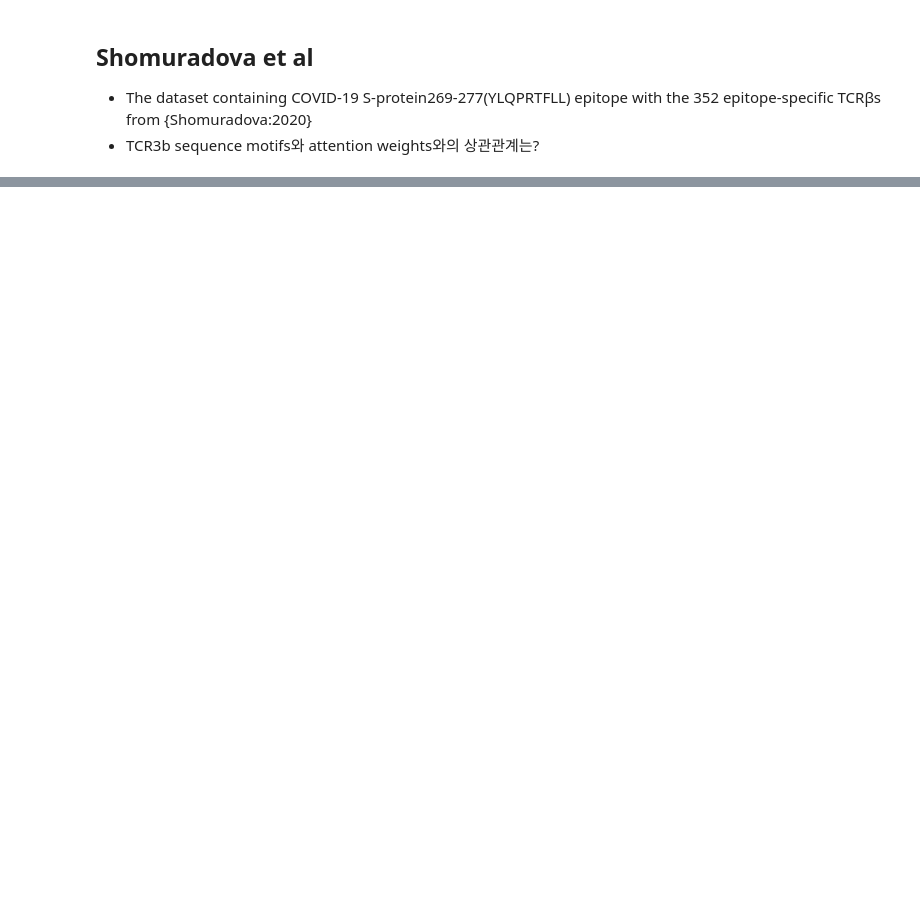
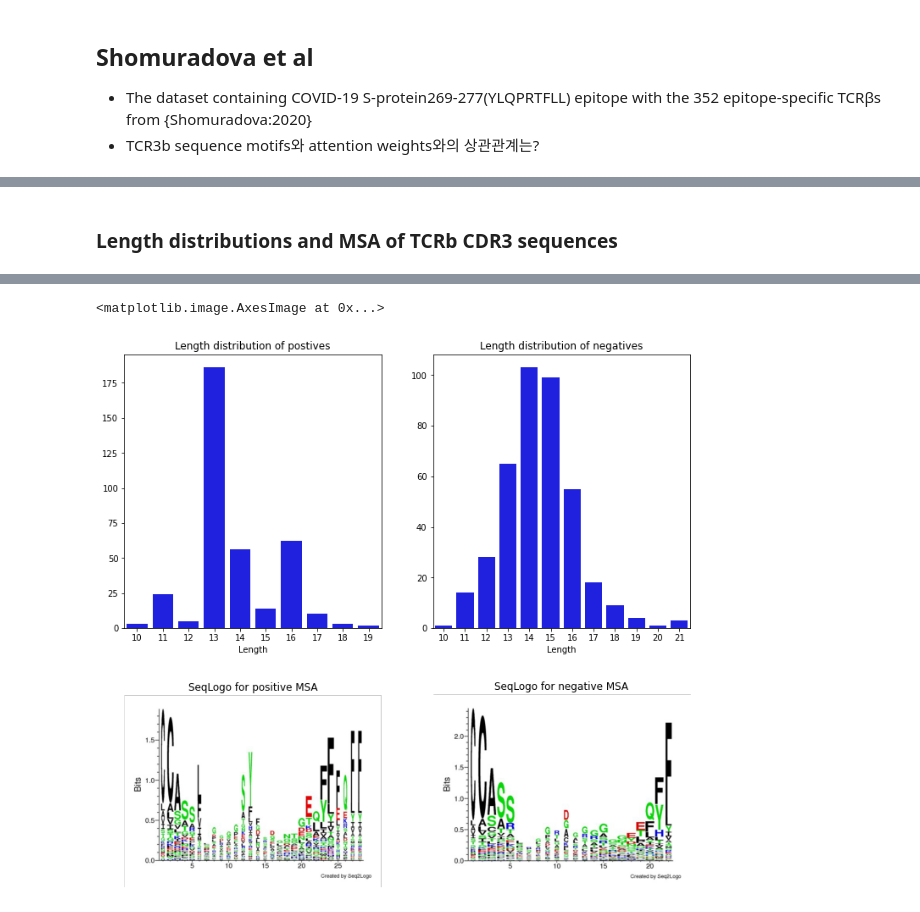
Before and after one commit to luseedbio/TCRBert, a Jupyter notebook: notebook/attention_analysis.ipynb, the cells around one changed output, grey strips where cells are left out. Cells and saved outputs as stored; diff of their text form; code cells hidden in the pictures; blank space fills up the shorter version.

```diff
--- a/notebook/attention_analysis.ipynb
+++ b/notebook/attention_analysis.ipynb
@@ -322,0 +353,8 @@ np.max(eval_df[CN.cdr3b].str.len())
+# %%
+from torch.utils.data import DataLoader
+from tcrbert.dataset import TCREpitopeSentenceDataset
+
+eval_ds = TCREpitopeSentenceDataset.from_key('immunecode')
+eval_data_loader = DataLoader(eval_ds, batch_size=len(eval_ds), shuffle=False, num_workers=2)
+
+model.predict(data_loader=eval_data_loader, metrics=metrics)
@@ -322,0 +412,59 @@ np.max(eval_df[CN.cdr3b].str.len())
+# %% [markdown]
+### Length distributions and MSA of TCRb CDR3 sequences
+# %%
+%pylab inline
+
+import matplotlib.pyplot as plt
+import matplotlib.image as image
+
+import seaborn as sns
+from collections import Counter
+
+import numpy as np
+from tcrbert.dataset import CN
+from tcrbert.bioseq import write_fa
+
+eval_df = eval_ds.df_enc
+
+# print('eval_df.label: %s' % eval_df[CN.label])
+pos_indices = np.where(eval_df[CN.label] == 1)[0]
+neg_indices = np.where(eval_df[CN.label] == 0)[0]
+
+# print('pos_indices: %s(%s)' % (pos_indices, str(pos_indices.shape)))
+# print('neg_indices: %s(%s)' % (neg_indices, str(neg_indices.shape)))
+
+pos_cdr3b = eval_df[CN.cdr3b].values[pos_indices]
+neg_cdr3b = eval_df[CN.cdr3b].values[neg_indices]
+
+write_fa('../output/ic_pos_cdr3b.fa', pos_cdr3b)
+print('Write fasta for pos_cdr3b seqs.')
+
+write_fa('../output/ic_neg_cdr3b.fa', neg_cdr3b)
+print('Write fasta for neg_cdr3b seqs.')
+
+##########################################
+fig, axes = plt.subplots(nrows=2, ncols=2)
+fig.set_figwidth(10)
+fig.set_figheight(10)
+plt.tight_layout(h_pad=1, w_pad=3)
+
+lens, cnts = zip(*sorted(Counter(map(lambda x: len(x), pos_cdr3b)).items()))
+ax = sns.barplot(x=list(lens), y=list(cnts), ax=axes[0][0], color='blue')
+ax.set_title('Length distribution of postives')
+ax.set_xlabel('Length')
+
+lens, cnts = zip(*sorted(Counter(map(lambda x: len(x), neg_cdr3b)).items()))
+ax = sns.barplot(x=list(lens), y=list(cnts), ax=axes[0][1], color='blue')
+ax.set_title('Length distribution of negatives')
+ax.set_xlabel('Length')
+
+pos_slogo = image.imread('../output/ic_seqlogo_pos.png')
+axes[1][0].set_title('SeqLogo for positive MSA')
+axes[1][0].set_axis_off()
+axes[1][0].imshow(pos_slogo, aspect='equal')
+
+neg_slogo = image.imread('../output/ic_seqlogo_neg.png')
+axes[1][1].set_title('SeqLogo for negative MSA')
+axes[1][1].set_axis_off()
+axes[1][1].imshow(neg_slogo, aspect='equal')
+# %% [output]
@@ -322,0 +485,2 @@ np.max(eval_df[CN.cdr3b].str.len())
+<matplotlib.image.AxesImage at 0x...>
+[figure, added]
```
Also changed, not shown: parts of 22 cells of this notebook.
